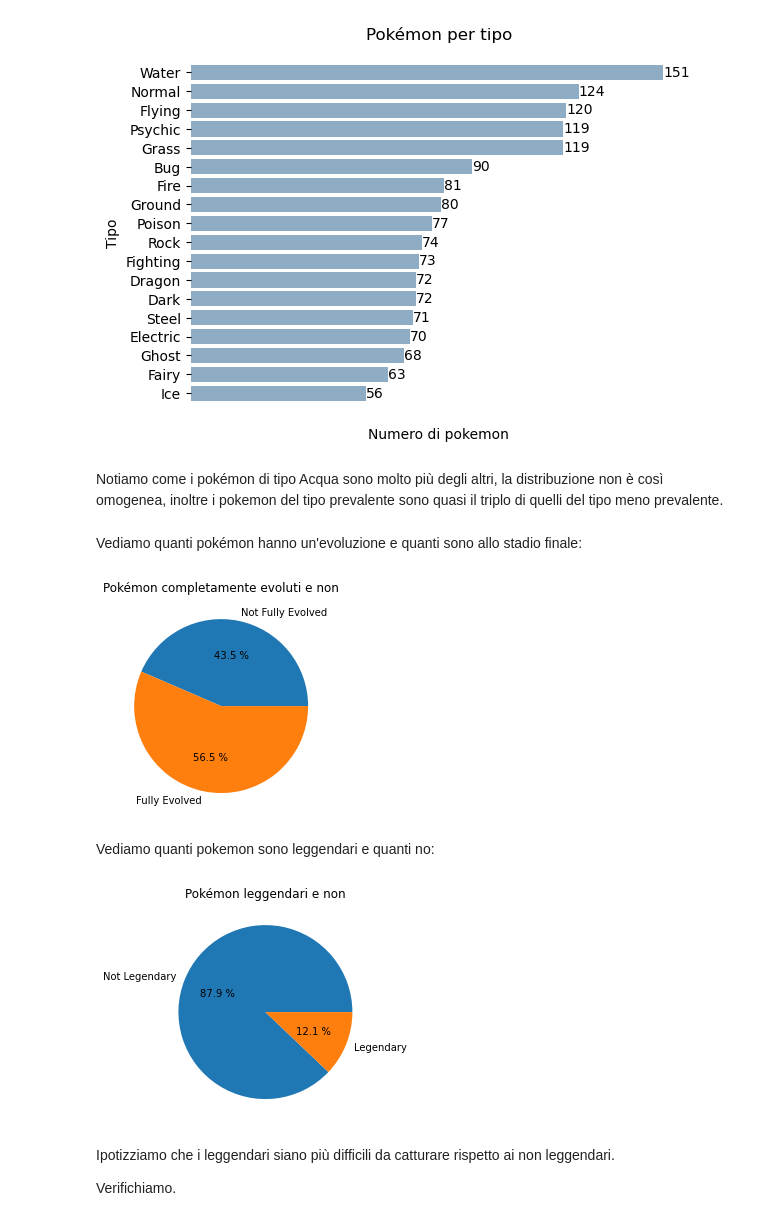
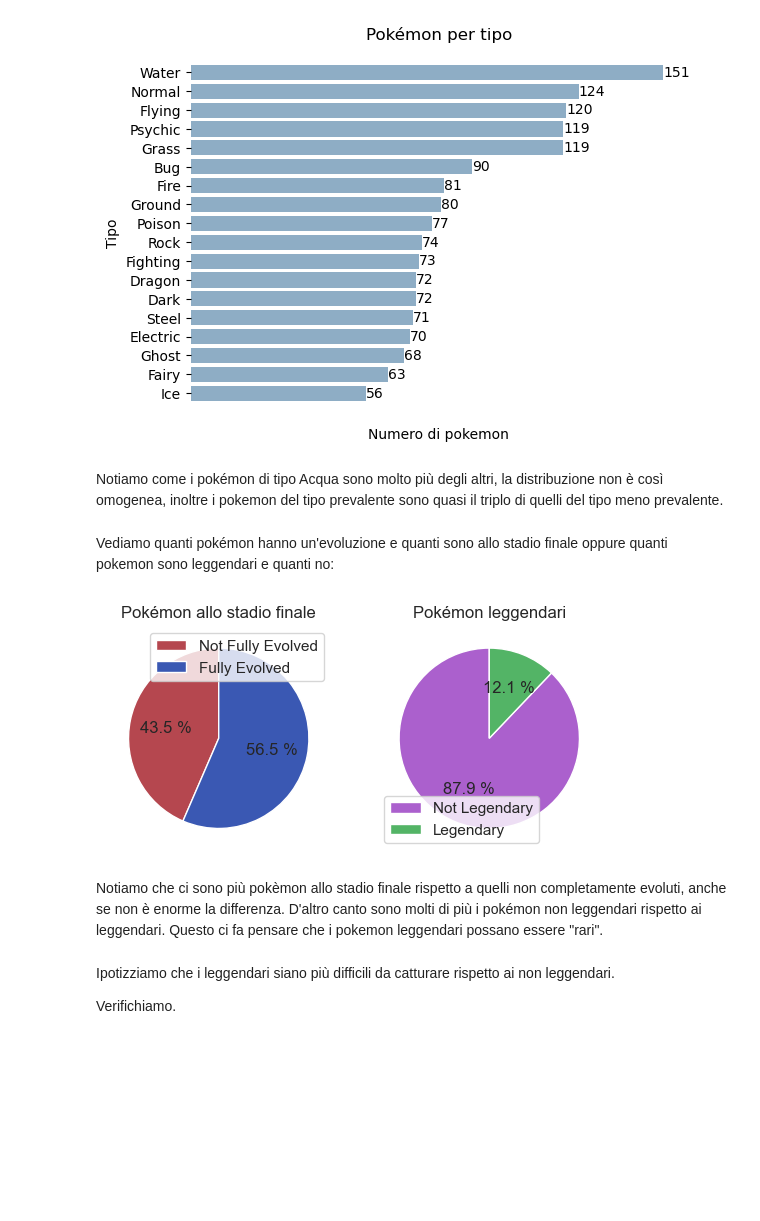
Before and after one commit to Mantotheale/PokemonScientificVisualization, a Jupyter notebook: Pokemon_notebook.ipynb, the cells around one changed output. Drawn from its saved outputs; the diff is of its cells as text; code cells hidden in the pictures; blank space fills up the shorter version.

```diff
--- a/Pokemon_notebook.ipynb
+++ b/Pokemon_notebook.ipynb
@@ -37,7 +37,7 @@ import matplotlib.pyplot as plt
 import seaborn as sns
 import numpy as np
 
-dataset = pd.read_csv("dataset/Pokemon_dataset.csv").astype({"Generation" : int})
+dataset = pd.read_csv("dataset/Pokemon_dataset.csv").astype({"Generation" : int, "Final Evolution": int})
 dataset
 # %% [output]
 |  | Number | Name | Type 1 | Type 2 | Abilities | HP | Att | Def | Spa | Spd | ... | ... |
@@ -123,32 +123,34 @@ plt.bar_label(bars)
 plt.show()
 # %% [output]
 [figure]
-# %% [markdown]
-Notiamo come i pokémon di tipo Acqua sono molto più degli altri, la distribuzione non è così omogenea, inoltre i pokemon del tipo prevalente sono quasi il triplo di quelli del tipo meno prevalente.
+# %% [markdown]
+Notiamo come i pokémon di tipo Acqua sono molto più degli altri, la distribuzione non è così omogenea, inoltre i pokemon del tipo prevalente sono quasi il triplo di quelli del tipo meno prevalente.
 # %% [markdown]
-Vediamo quanti pokémon hanno un'evoluzione e quanti sono allo stadio finale:
+Vediamo quanti pokémon hanno un'evoluzione e quanti sono allo stadio finale oppure quanti pokemon sono leggendari e quanti no:
 # %%
+plt.subplot(1, 2, 1)
+
 x_axis = ["Not Fully Evolved", "Fully Evolved"]
-
 y_axis = dataset.groupby(['Final Evolution']).count()['Name']
 
-plt.pie(y_axis, labels=x_axis, autopct="%.1f %%")
-plt.title("Pokémon completamente evoluti e non")
+plt.pie(y_axis, colors = ['#B5474F', '#3A58B3'], autopct="%.1f %%", startangle=90)
+plt.title("Pokémon allo stadio finale")
+plt.legend(labels=x_axis)
+
+plt.subplot(1, 2, 2)
+x_axis = ["Not Legendary", "Legendary"]
+y_axis = dataset.groupby(['Legendary']).count()['Name']
+
+plt.pie(y_axis, colors = ['#AB60CD', '#53B466'], autopct="%.1f %%", startangle=90)
+plt.title("Pokémon leggendari")
+plt.legend(labels=x_axis)
 plt.show()
+
+plt.show()
 # %% [output]
-[figure, old version]
+[figure, new version]
 # %% [markdown]
-Vediamo quanti pokemon sono leggendari e quanti no:
+Notiamo che ci sono più pokèmon allo stadio finale rispetto a quelli non completamente evoluti, anche se non è enorme la differenza. D'altro canto sono molti di più i pokémon non leggendari rispetto ai leggendari. Questo ci fa pensare che i pokemon leggendari possano essere "rari".
-# %%
-x_axis = ["Not Legendary", "Legendary"]
-
-y_axis = dataset.groupby(['Legendary']).count()['Name']
-
-plt.pie(y_axis, labels=x_axis, autopct="%.1f %%")
-plt.title("Pokémon leggendari e non")
-plt.show()
-# %% [output]
-[figure, removed]
 # %% [markdown]
 Ipotizziamo che i leggendari siano più difficili da catturare rispetto ai non leggendari.
 
```
Also changed, not shown: parts of 17 cells of this notebook.
